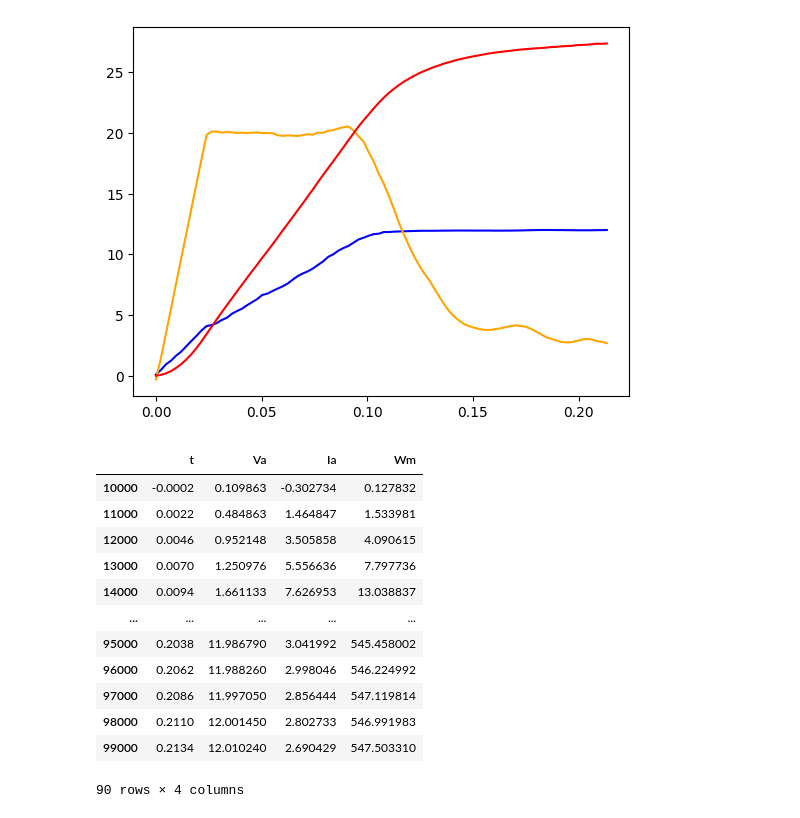
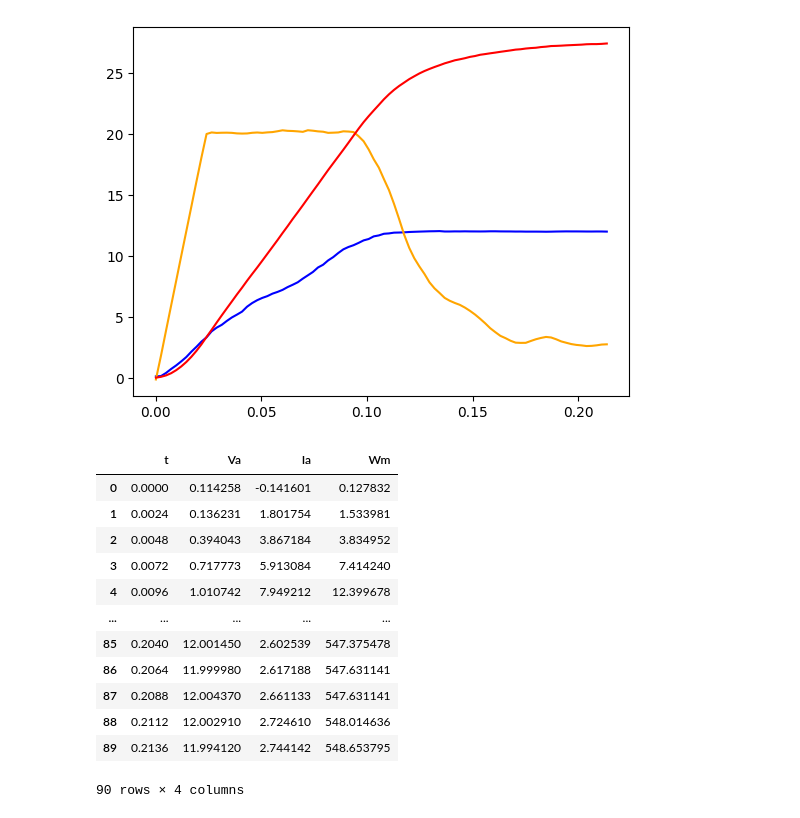
Before and after one commit to sackariaslunman/billy-agv, a Jupyter notebook: simulation/simulation/dcmotor_regression.ipynb, the cells around one changed output. Drawn from its saved outputs; the diff is of its cells as text; code cells hidden in the pictures.

```diff
--- a/simulation/simulation/dcmotor_regression.ipynb
+++ b/simulation/simulation/dcmotor_regression.ipynb
@@ -4,7 +4,7 @@ import numpy as np
 import matplotlib.pyplot as plt
 
 # Read raw data
-df_raw = pd.read_csv("../datasets/measured/20A_01.CSV")
+df_raw = pd.read_csv("../datasets/measured/20A_02.CSV")
 df_raw = df_raw.rename(columns = {
     "in s": "t",
     "C1 in V": "Va",
@@ -35,13 +35,14 @@ df_downsampled = pd.DataFrame()
 num_steps = 2048
 start = True
 time_step_raw = df_raw["t"].diff().iloc[1]
-batch_size = 1000
+batch_size = 10000
 
 time_step = time_step_raw * batch_size
 
 df_downsampled["t"] = df_raw["t"].iloc[::batch_size]
 df_downsampled["Va"] = df_raw["Va"].iloc[::batch_size]
 df_downsampled["Ia"] = df_raw["Ia"].iloc[::batch_size]
+
 df_downsampled["Wm"] = np.array(get_rising_edges(df_raw["n"].array, 2048, 4, time_step_raw, batch_size)) * np.pi * 2
 
 plt.plot(df_downsampled["t"], df_downsampled["Va"], c="blue")
@@ -67,35 +68,40 @@ df_downsampled
 # %%
 # Low pass filtering
 df_filtered = pd.DataFrame()
 
 rolling_width = 10
 
 df_filtered["t"] = df_downsampled["t"]
 df_filtered["Va"] = df_downsampled["Va"].rolling(rolling_width).mean()
 df_filtered["Ia"] = df_downsampled["Ia"].rolling(rolling_width).mean()
 df_filtered["Wm"] = df_downsampled["Wm"].rolling(rolling_width).mean()
 
+df_filtered = df_filtered.reset_index()
+df_filtered = df_filtered.drop(columns=["index"])
 df_filtered = df_filtered.iloc[rolling_width:]
+df_filtered["t"] = df_filtered["t"] - df_filtered["t"].min()
+df_filtered = df_filtered.reset_index()
+df_filtered = df_filtered.drop(columns=["index"])
 
 plt.plot(df_filtered["t"], df_filtered["Va"], c="blue")
 plt.plot(df_filtered["t"], df_filtered["Ia"], c="orange")
 plt.plot(df_filtered["t"], df_filtered["Wm"]/20, c="red")
 plt.show()
 df_filtered
 # %% [output]
-[figure, old version]
+[figure, new version]
 |  | t | Va | Ia | Wm |
-| 10000 | -0.0002 | 0.109863 | -0.302734 | 0.127832 |
-| 11000 | 0.0022 | 0.484863 | 1.464847 | 1.533981 |
-| 12000 | 0.0046 | 0.952148 | 3.505858 | 4.090615 |
-| 13000 | 0.0070 | 1.250976 | 5.556636 | 7.797736 |
-| 14000 | 0.0094 | 1.661133 | 7.626953 | 13.038837 |
+| 0 | 0.0000 | 0.114258 | -0.141601 | 0.127832 |
+| 1 | 0.0024 | 0.136231 | 1.801754 | 1.533981 |
+| 2 | 0.0048 | 0.394043 | 3.867184 | 3.834952 |
+| 3 | 0.0072 | 0.717773 | 5.913084 | 7.414240 |
+| 4 | 0.0096 | 1.010742 | 7.949212 | 12.399678 |
 | ... | ... | ... | ... | ... |
-| 95000 | 0.2038 | 11.986790 | 3.041992 | 545.458002 |
-| 96000 | 0.2062 | 11.988260 | 2.998046 | 546.224992 |
-| 97000 | 0.2086 | 11.997050 | 2.856444 | 547.119814 |
-| 98000 | 0.2110 | 12.001450 | 2.802733 | 546.991983 |
-| 99000 | 0.2134 | 12.010240 | 2.690429 | 547.503310 |
+| 85 | 0.2040 | 12.001450 | 2.602539 | 547.375478 |
+| 86 | 0.2064 | 11.999980 | 2.617188 | 547.631141 |
+| 87 | 0.2088 | 12.004370 | 2.661133 | 547.631141 |
+| 88 | 0.2112 | 12.002910 | 2.724610 | 548.014636 |
+| 89 | 0.2136 | 11.994120 | 2.744142 | 548.653795 |
 90 rows × 4 columns
 # %%
 from dcmotor import five_point_stencil
```
Also changed, not shown: parts of 9 cells of this notebook, 17 other files.
